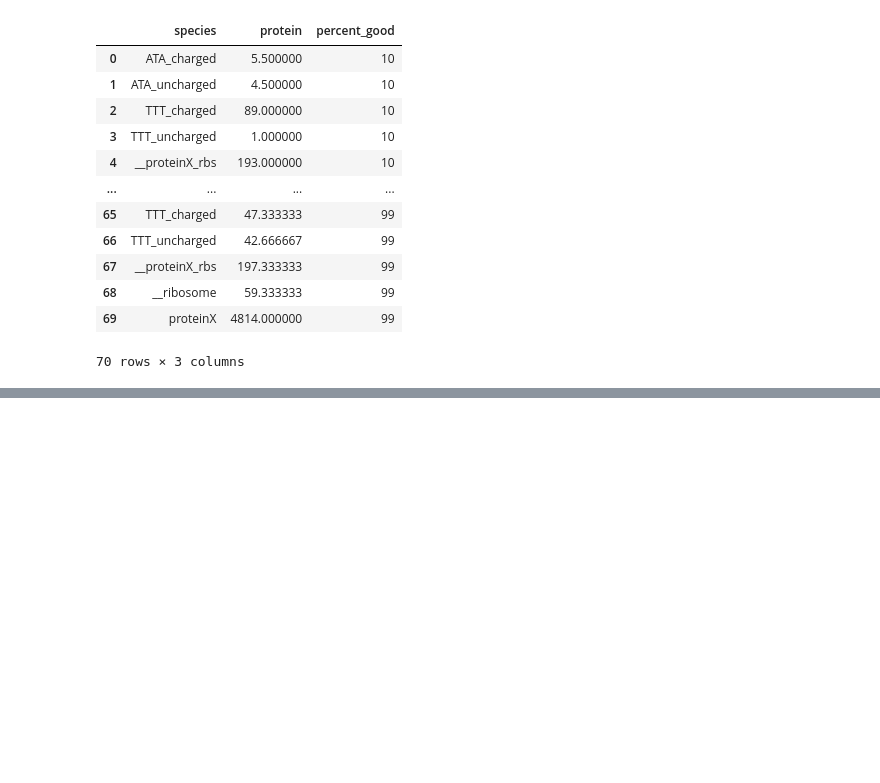
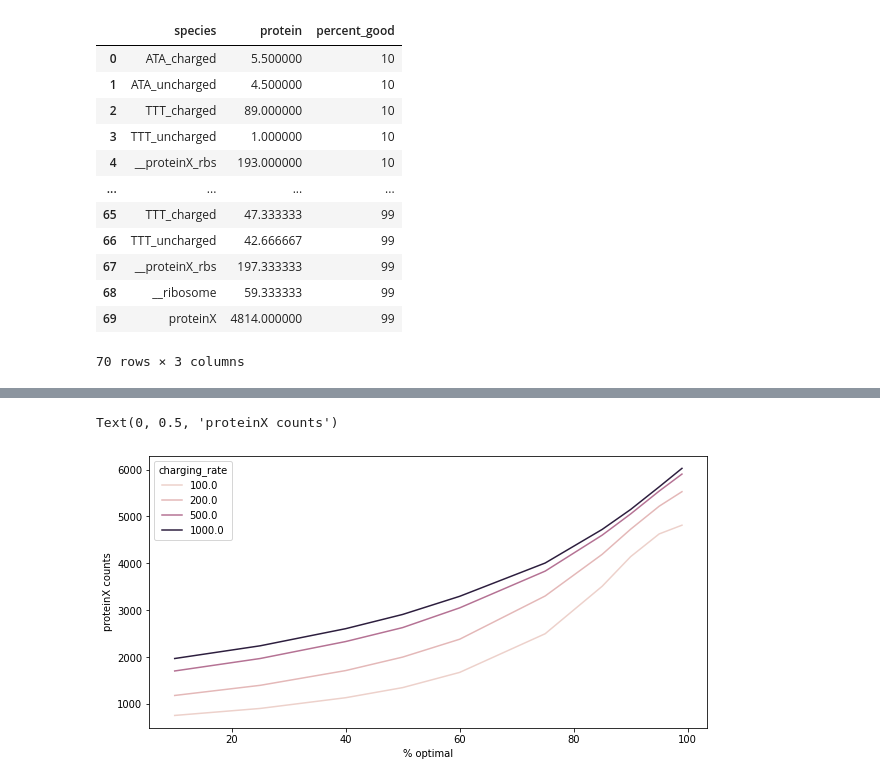
Before and after one commit to alexismhill3/tRNA-dynamics, a Jupyter notebook: analysis/two_codon.ipynb, the cells around one changed output, grey strips where cells are left out. Drawn from its saved outputs; the diff is of its cells as text; code cells hidden in the pictures; blank space fills up the shorter version.

```diff
--- a/analysis/two_codon.ipynb
+++ b/analysis/two_codon.ipynb
@@ -150,0 +173,14 @@ Text(0, 0.5, 'proteinX counts')
+# %%
+fractions = [10, 25, 40, 50, 60, 75, 85, 90, 95, 99]
+rates = [100, 200.0, 500.0, 1000.0]
+df_master = None
+for frac in fractions:
+    for rate in rates:
+        path = f"../output/two_codon/two_codon_fixed_transcript_{frac}_90_10_{rate}_{rate}_200_1200_5.0_10000.0"
+        tmp = get_average_protein(path, frac, 100, 3)
+        tmp["charging_rate"] = rate
+        if df_master is not None:
+            df_master = df_master.append(tmp, ignore_index=True)
+        else:
+            df_master = tmp
+df_master
@@ -150,0 +201,8 @@ Text(0, 0.5, 'proteinX counts')
+# %%
+df_fil = df_master[(df_master.species == "proteinX")]
+sns.lineplot(x="percent_good", y="protein", hue="charging_rate", data=df_fil)
+plt.xlabel("% optimal")
+plt.ylabel("proteinX counts")
+# %% [output]
+Text(0, 0.5, 'proteinX counts')
+[figure, added]
```
Also changed, not shown: parts of 13 cells of this notebook, 7 other files.
